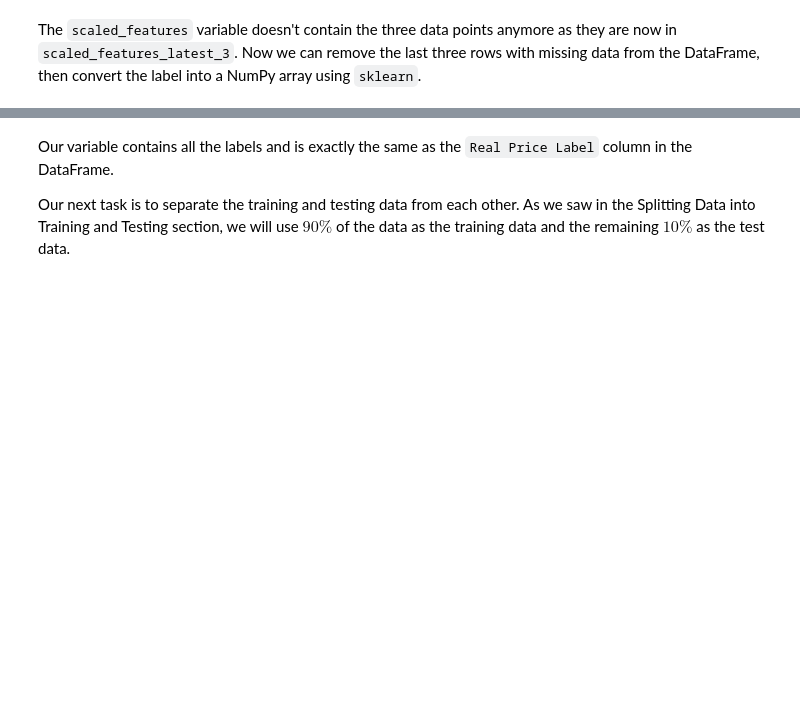
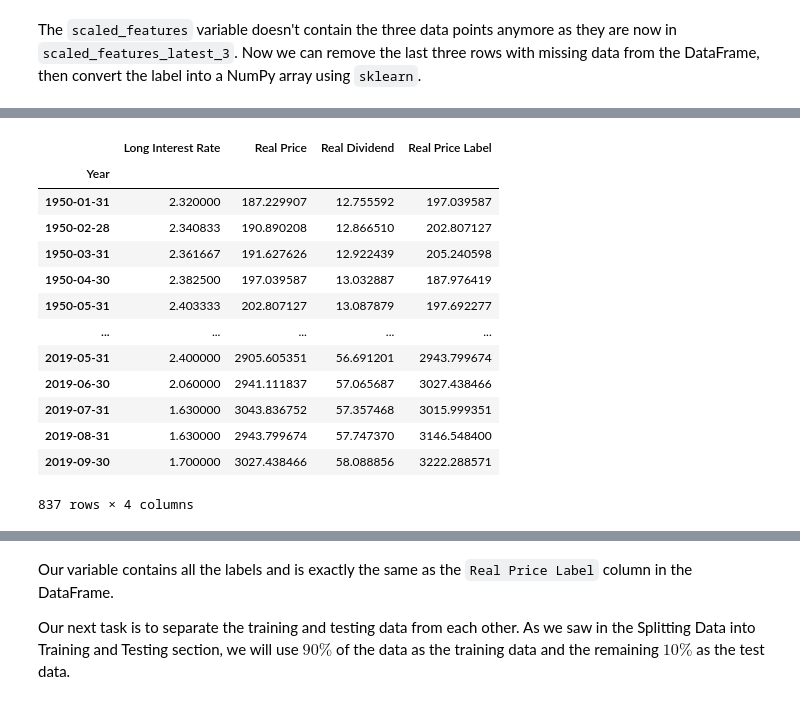
Before and after one commit to applied-data-mining-master/unidad-1-mision-7-seguidores-del-bicho, a Jupyter notebook: Exercise2_03.ipynb, the cells around one changed output, grey strips where cells are left out. Saved outputs shown, nothing was run; the diff lists cells and outputs as text; code cells hidden in the pictures; blank space fills up the shorter version.

```diff
--- a/Exercise2_03.ipynb
+++ b/Exercise2_03.ipynb
@@ -81,6 +175,24 @@ The `scaled_features` variable doesn't contain the three data points anymore as
 Output:
 
 ![Figure 2.22](img/fig2_22.jpg)
+# %%
+data_frame.dropna(inplace=True)
+data_frame
+# %% [output]
+|  | Long Interest Rate | Real Price | Real Dividend | Real Price Label |
+| Year |  |  |  |  |
+| 1950-01-31 | 2.320000 | 187.229907 | 12.755592 | 197.039587 |
+| 1950-02-28 | 2.340833 | 190.890208 | 12.866510 | 202.807127 |
+| 1950-03-31 | 2.361667 | 191.627626 | 12.922439 | 205.240598 |
+| 1950-04-30 | 2.382500 | 197.039587 | 13.032887 | 187.976419 |
+| 1950-05-31 | 2.403333 | 202.807127 | 13.087879 | 197.692277 |
+| ... | ... | ... | ... | ... |
+| 2019-05-31 | 2.400000 | 2905.605351 | 56.691201 | 2943.799674 |
+| 2019-06-30 | 2.060000 | 2941.111837 | 57.065687 | 3027.438466 |
+| 2019-07-31 | 1.630000 | 3043.836752 | 57.357468 | 3015.999351 |
+| 2019-08-31 | 1.630000 | 2943.799674 | 57.747370 | 3146.548400 |
+| 2019-09-30 | 1.700000 | 3027.438466 | 58.088856 | 3222.288571 |
+837 rows × 4 columns
 # %% [markdown]
 9.- Now let's see if we have accurately created our label.
 
```
Also changed, not shown: parts of 9 cells of this notebook, 1 other file.
